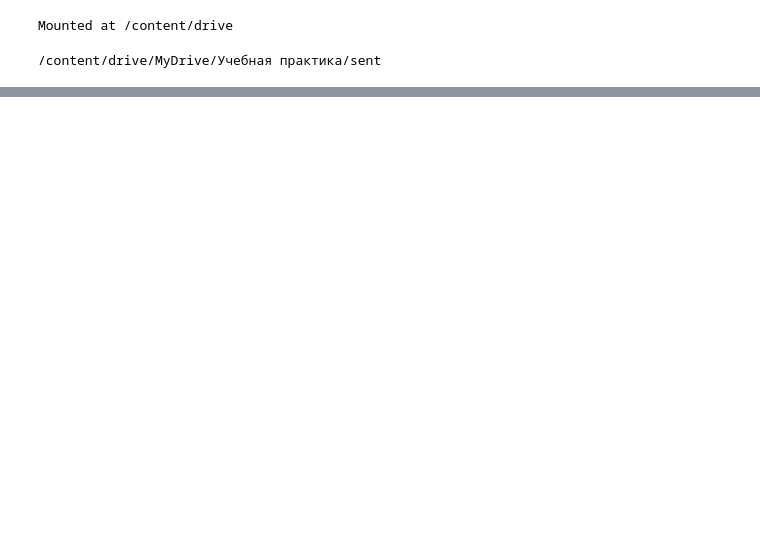
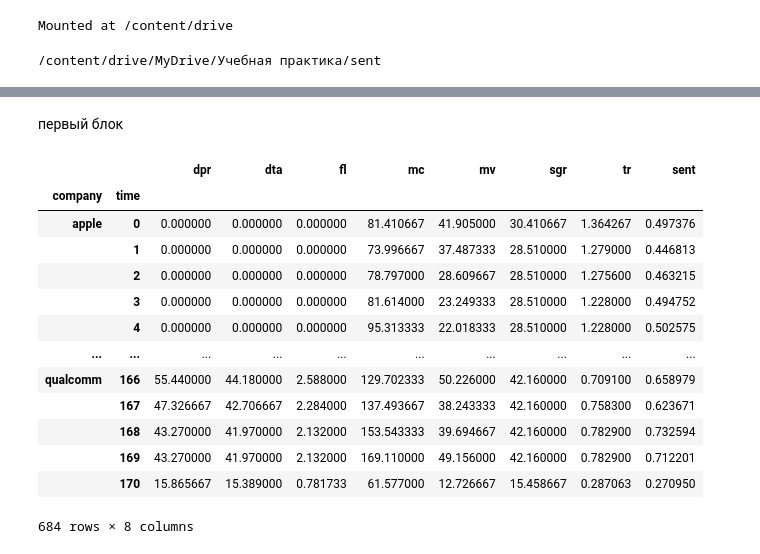
Before and after one commit to ai-dolaeva/DataPanel, a Jupyter notebook: PanelData.ipynb, the cells around one changed output, grey strips where cells are left out. Cells and saved outputs as stored; diff of their text form; code cells hidden in the pictures; blank space fills up the shorter version.

```diff
--- a/PanelData.ipynb
+++ b/PanelData.ipynb
@@ -198,0 +90,2 @@ id: 0x7ff928b9b810
+# %% [markdown]
+первый блок
@@ -198,0 +95,18 @@ id: 0x7ff928b9b810
+# %%
+XX = pd.concat([X['apple' : 'apple'], X['nvidia' : 'nvidia'], X['ibm' : 'ibm'], X['qualcomm' : 'qualcomm']])
+XX
+# %% [output]
+|  |  | dpr | dta | fl | mc | mv | sgr | tr | sent |
+| company | time |  |  |  |  |  |  |  |  |
+| apple | 0 | 0.000000 | 0.000000 | 0.000000 | 81.410667 | 41.905000 | 30.410667 | 1.364267 | 0.497376 |
+|  | 1 | 0.000000 | 0.000000 | 0.000000 | 73.996667 | 37.487333 | 28.510000 | 1.279000 | 0.446813 |
+|  | 2 | 0.000000 | 0.000000 | 0.000000 | 78.797000 | 28.609667 | 28.510000 | 1.275600 | 0.463215 |
+|  | 3 | 0.000000 | 0.000000 | 0.000000 | 81.614000 | 23.249333 | 28.510000 | 1.228000 | 0.494752 |
+|  | 4 | 0.000000 | 0.000000 | 0.000000 | 95.313333 | 22.018333 | 28.510000 | 1.228000 | 0.502575 |
+| ... | ... | ... | ... | ... | ... | ... | ... | ... | ... |
+| qualcomm | 166 | 55.440000 | 44.180000 | 2.588000 | 129.702333 | 50.226000 | 42.160000 | 0.709100 | 0.658979 |
+|  | 167 | 47.326667 | 42.706667 | 2.284000 | 137.493667 | 38.243333 | 42.160000 | 0.758300 | 0.623671 |
+|  | 168 | 43.270000 | 41.970000 | 2.132000 | 153.543333 | 39.694667 | 42.160000 | 0.782900 | 0.732594 |
+|  | 169 | 43.270000 | 41.970000 | 2.132000 | 169.110000 | 49.156000 | 42.160000 | 0.782900 | 0.712201 |
+|  | 170 | 15.865667 | 15.389000 | 0.781733 | 61.577000 | 12.726667 | 15.458667 | 0.287063 | 0.270950 |
+684 rows × 8 columns
```
Also changed, not shown: parts of 53 cells of this notebook.
